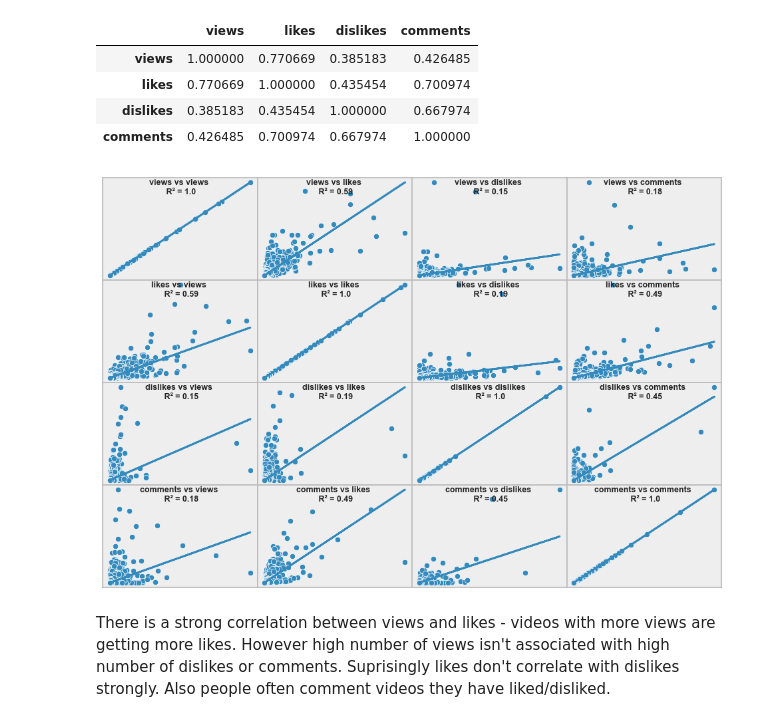
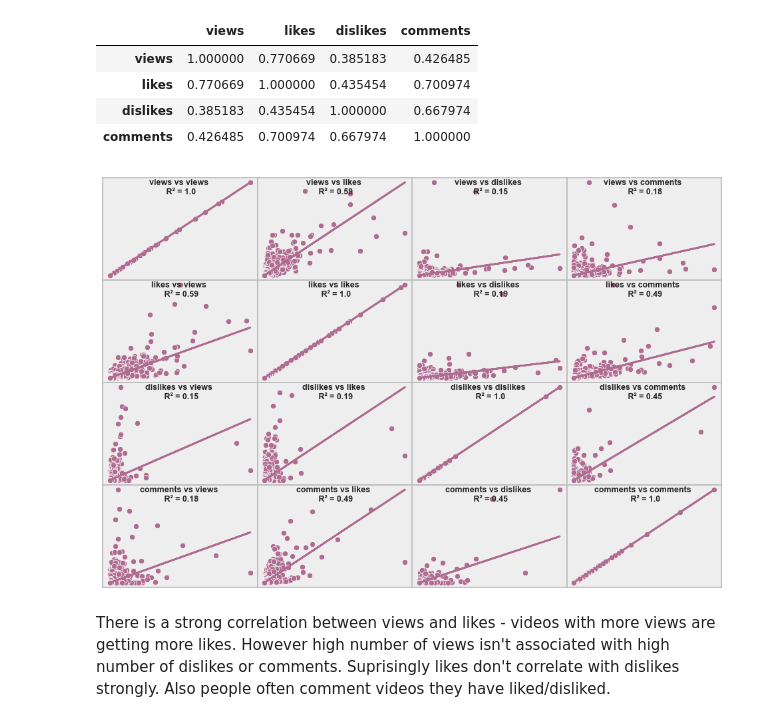
Before and after one commit to Eugeniy-Makarevich/Youtube-trending-videos, a Jupyter notebook: youtube_videos.ipynb, the cells around one changed output. Saved outputs shown, nothing was run; the diff lists cells and outputs as text; code cells hidden in the pictures.

```diff
--- a/youtube_videos.ipynb
+++ b/youtube_videos.ipynb
@@ -19,7 +19,7 @@ import json
 from scipy import stats
 
 # general options
-sns.set_theme()
+sns.set()
 plt.style.use('bmh')
 # %% [markdown]
 First let's unpack the archive and check it content:
@@ -235,8 +235,8 @@ df2 = df2['No. videos'].groupby('country', group_keys=False)
 df2 = df2.apply(lambda x: x.sort_values(ascending=False).head(5)).reset_index()
 # %%
 # create colorMap
-numberOfColors = df2['No. videos'].nunique()
-categoryColors = sns.color_palette('pastel')[0:numberOfColors]
+nColors = df2['category'].nunique()
+categoryColors = sns.cubehelix_palette(n_colors=nColors, reverse=True) #sns.color_palette('mako', n_colors=nColors)
 category = df2['category'].unique()
 colorMap = {category[i]: categoryColors[i] for i, _ in enumerate(category)}
 df2['color'] = df2['category'].map(colorMap)
@@ -307,26 +307,30 @@ subDF.corr().style.applymap(highlightCells)
 | dislikes | 0.385183 | 0.435454 | 1.000000 | 0.667974 |
 | comments | 0.426485 | 0.700974 | 0.667974 | 1.000000 |
 # %%
-def plotScatterMatrix(df:'DataFrame'):
-    fig, axs = plt.subplots(nrows=df.shape[1], ncols=df.shape[1], figsize=(12, 8),
-                            subplot_kw={'xticks': [],'yticks':[]})
+def plotScatterMatrix(df, color):
+    fig, axs = plt.subplots(nrows=df.shape[1], ncols=df.shape[1],
+                            figsize=(12, 8),
+                            subplot_kw={'xticks': [], 'yticks': []})
     plt.rcParams['axes.grid'] = False
-    for i,row in enumerate(df.columns):
-        for j,column in enumerate(df.columns):
-            x=df[row]
-            y=df[column]
-            sns.scatterplot(x=x, y=y, ax= axs[i,j])
+    for i, row in enumerate(df.columns):
+        for j, column in enumerate(df.columns):
+            x = df[row]
+            y = df[column]
+            sns.scatterplot(x=x, y=y, ax=axs[i, j], color=color)
             # calculate regression line
-            a,b,r, *_ = stats.linregress(x,y)
-            axs[i,j].plot(x, a*x+b)
-            rSquared = round(r**2,2)
+            a, b, r,  *_ = stats.linregress(x, y)
+            axs[i, j].plot(x, a*x+b, color=color)
+            rSquared = round(r**2, 2)
             # set title
-            axs[i,j].set_title(f'{row} vs {column} \n R\u00b2 = {rSquared}',
+            axs[i, j].set_title(f'{row} vs {column} \n R\u00b2 = {rSquared}',
                                fontsize=9, weight='bold', y=1.0, pad=-18)
     fig.subplots_adjust(wspace=0, hspace=0)
-plotScatterMatrix(subDF)
+
+
+color = sns.cubehelix_palette(n_colors=20)[9]
+plotScatterMatrix(subDF, color)
 # %% [output]
-[figure, old version]
+[figure, new version]
 # %% [markdown]
 There is a strong correlation between views and likes - videos with more views are getting more likes. However high number of views isn't associated with high number of dislikes or comments. Suprisingly likes don't correlate with dislikes strongly. Also people often comment videos they have liked/disliked.
 # %% [markdown]
```
Also changed, not shown: parts of 14 cells of this notebook.
